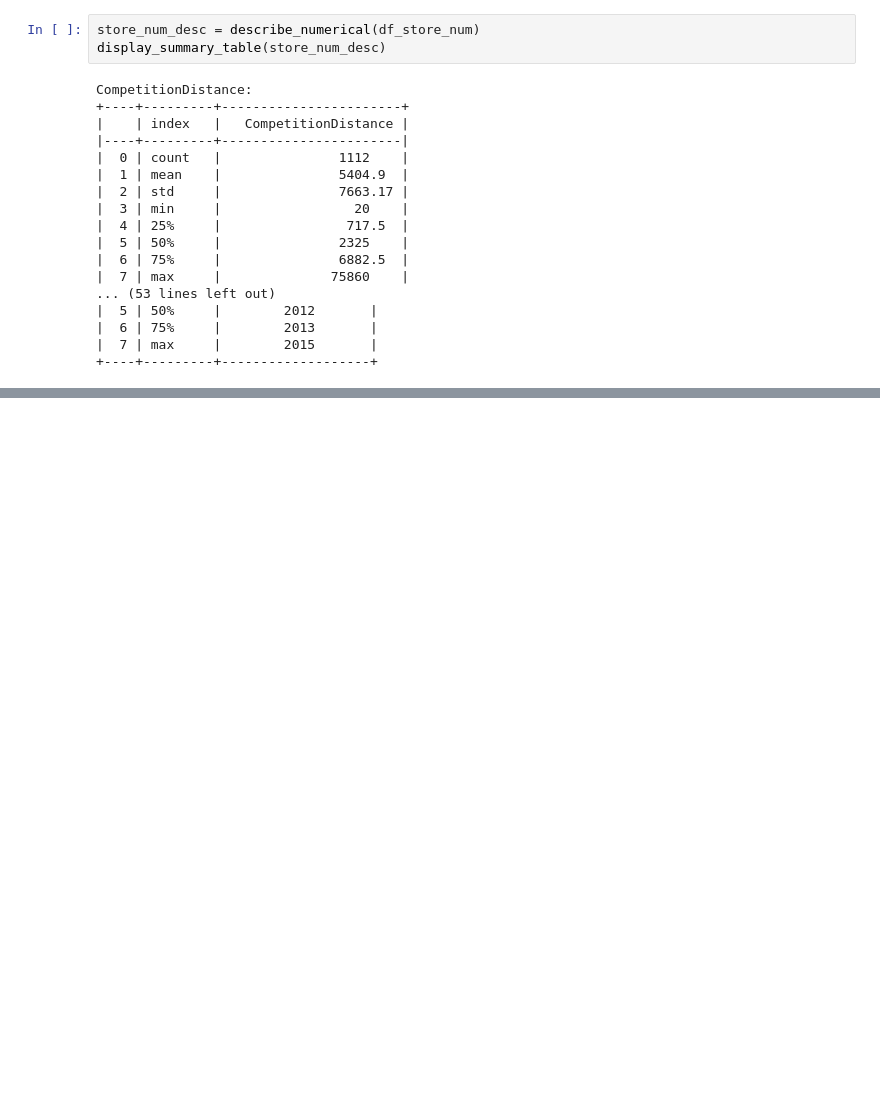
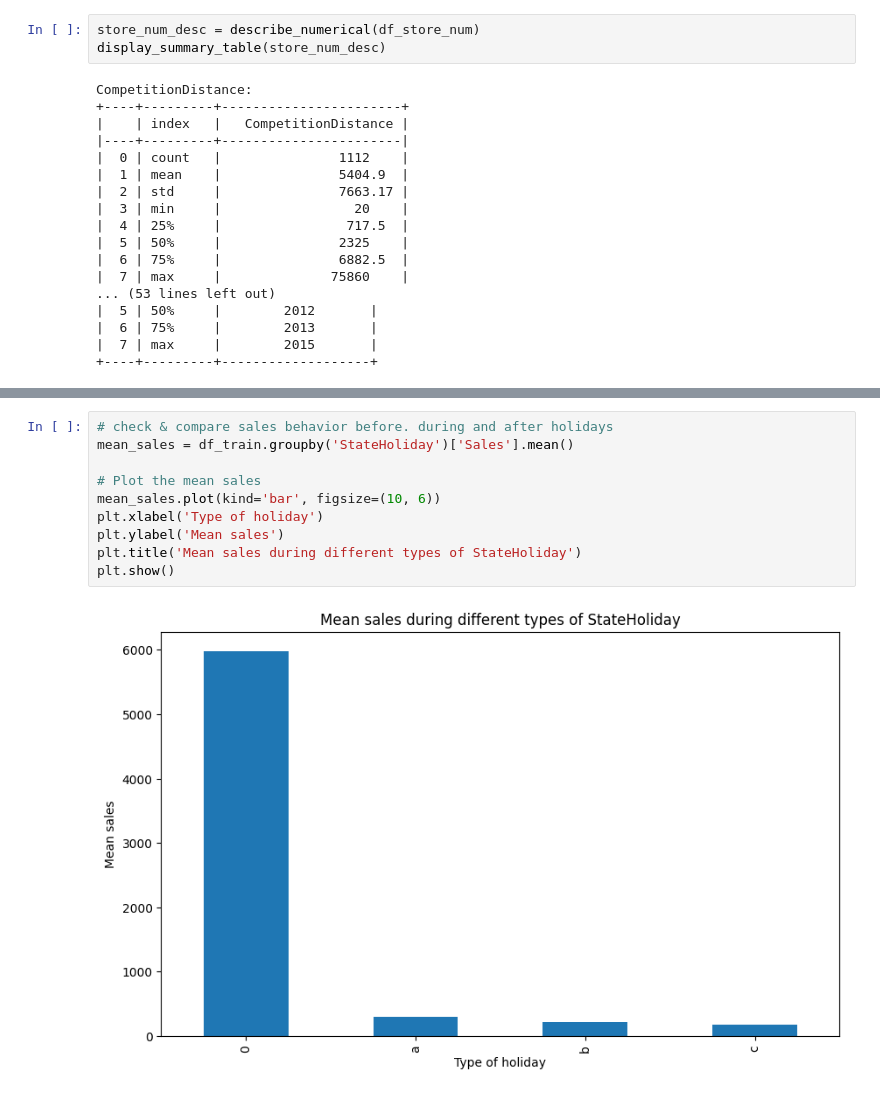
Before and after one commit to abrahamshimelis/Rossmann-Pharmaceuticals, a Jupyter notebook: notebooks/EDA.ipynb, the cells around one changed output, grey strips where cells are left out. Drawn from its saved outputs; the diff is of its cells as text; blank space fills up the shorter version.

```diff
--- a/notebooks/EDA.ipynb
+++ b/notebooks/EDA.ipynb
@@ -271,0 +303,12 @@ CompetitionDistance:
+# %%
+# check & compare sales behavior before. during and after holidays
+mean_sales = df_train.groupby('StateHoliday')['Sales'].mean()
+
+# Plot the mean sales
+mean_sales.plot(kind='bar', figsize=(10, 6))
+plt.xlabel('Type of holiday')
+plt.ylabel('Mean sales')
+plt.title('Mean sales during different types of StateHoliday')
+plt.show()
+# %% [output]
+[figure, added]
```
Also changed, not shown: parts of 17 cells of this notebook, 2 other files.
